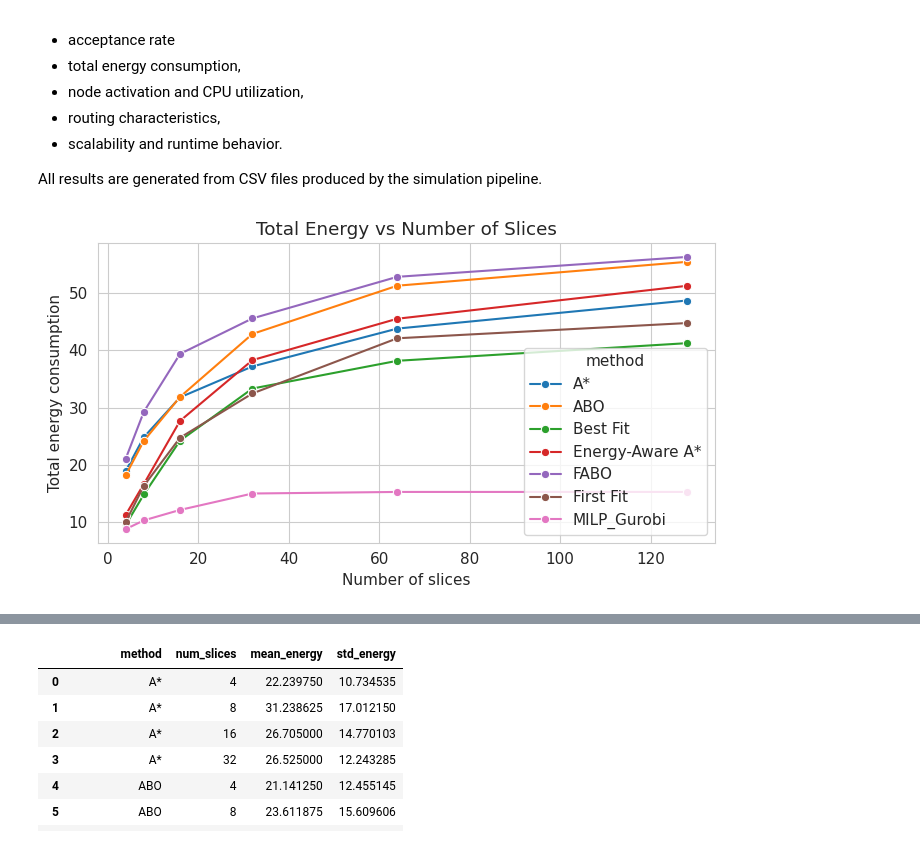
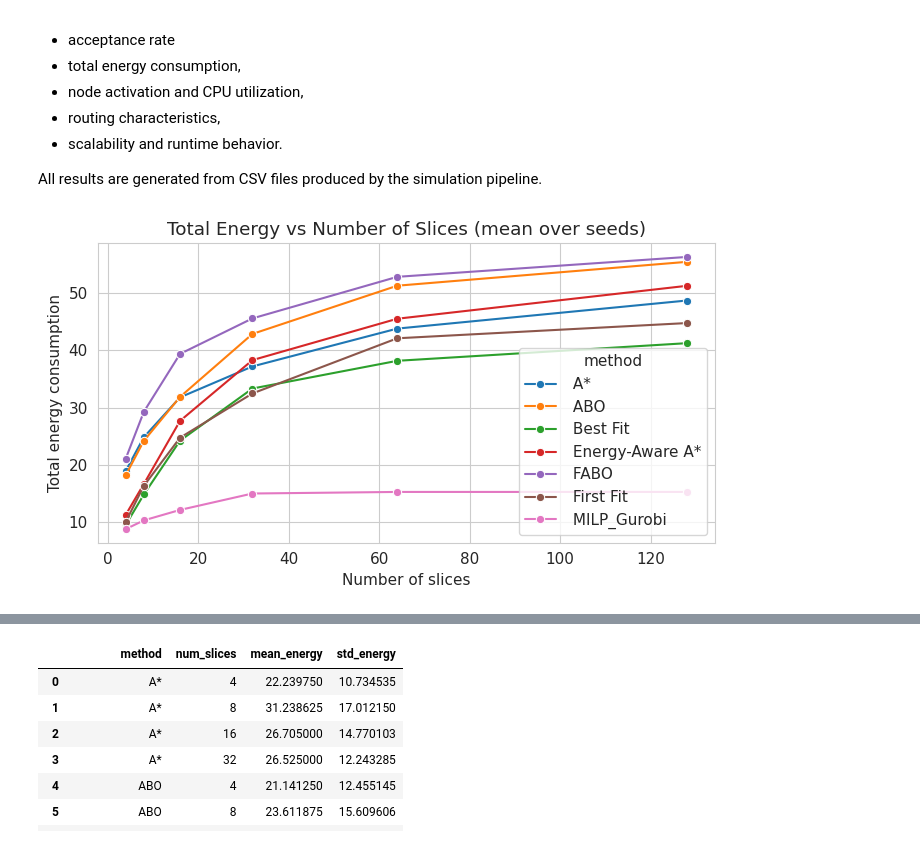
Before and after one commit to ceciliadesousaluzalmeida/5g-slicing-energy-effiiciency, a Jupyter notebook: simulator/analisys.ipynb, the cells around one changed output, grey strips where cells are left out. Cells and saved outputs as stored; diff of their text form; code cells hidden in the pictures.

```diff
--- a/simulator/analisys.ipynb
+++ b/simulator/analisys.ipynb
@@ -29,28 +29,51 @@ df_routes = pd.read_csv(f"{RESULTS_DIR}/routes_all_methods.csv")
 df_node_cpu = pd.read_csv(f"{RESULTS_DIR}/node_cpu_load_all_methods.csv")
 df_node_vnfs = pd.read_csv(f"{RESULTS_DIR}/node_vnfs_all_methods.csv")
 # %%
+import pandas as pd
+import seaborn as sns
+import matplotlib.pyplot as plt
+
+# Normalize column names
+df = df_metrics.copy()
+df.columns = [c.strip().lower() for c in df.columns]
+
+# Map common alternatives to "method" if needed
+if "method" not in df.columns:
+    for alt in ["methods", "algorithm", "algo", "name", "model", "solver", "approach"]:
+        if alt in df.columns:
+            df = df.rename(columns={alt: "method"})
+            break
+
+# If method is still missing, it might be the index
+if "method" not in df.columns and df.index.name in ("method", "methods", "algorithm"):
+    df = df.reset_index()
+
+# Final guardrail
+required = {"method", "num_slices", "total_energy"}
+missing = required - set(df.columns)
+if missing:
+    raise KeyError(f"Missing columns in df_metrics: {missing}. Available: {list(df.columns)}")
+
 energy_avg = (
-    df_metrics
-    .groupby(["method", "num_slices"])["total_energy"]
-    .mean()
-    .reset_index()
+    df.groupby(["method", "num_slices"], as_index=False)["total_energy"]
+      .mean()
 )
 
 sns.lineplot(
     data=energy_avg,
     x="num_slices",
     y="total_energy",
     hue="method",
     marker="o"
 )
 
 plt.xlabel("Number of slices")
 plt.ylabel("Total energy consumption")
-plt.title("Total Energy vs Number of Slices")
+plt.title("Total Energy vs Number of Slices (mean over seeds)")
 plt.tight_layout()
 plt.show()
 # %% [output]
-[figure, old version]
+[figure, new version]
 # %%
 import pandas as pd
 import numpy as np
```
Also changed, not shown: parts of 25 cells of this notebook, 28 other files.
